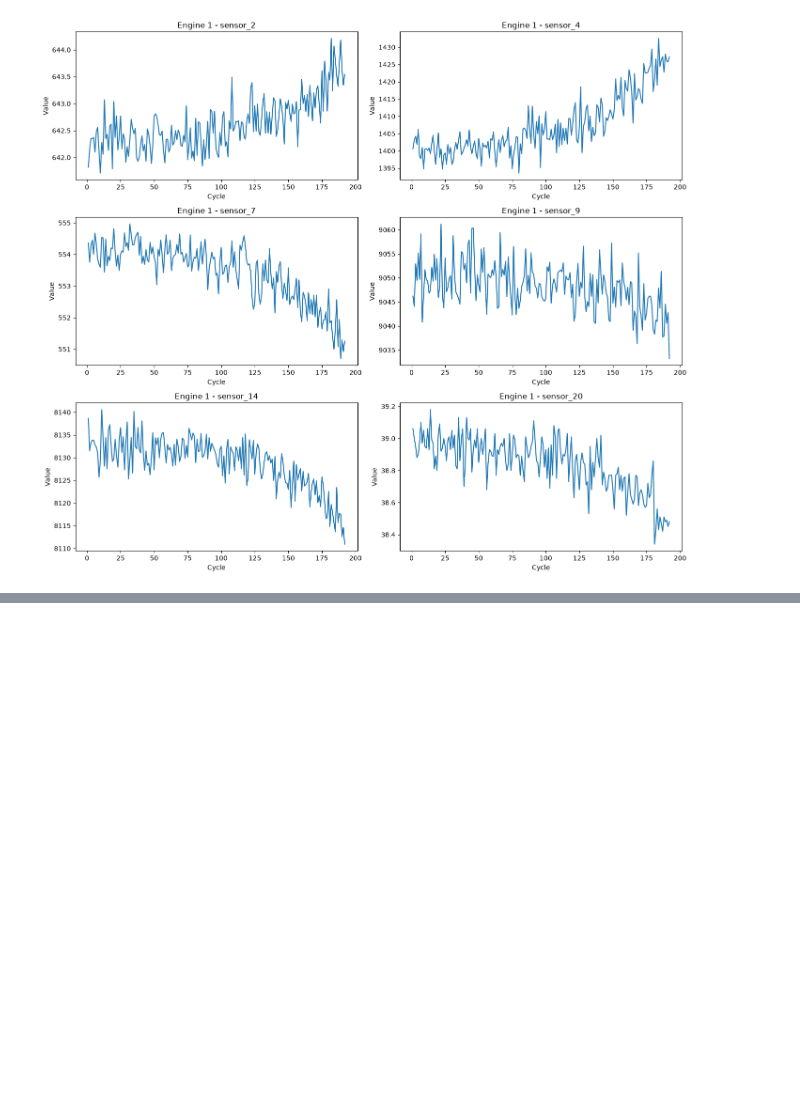
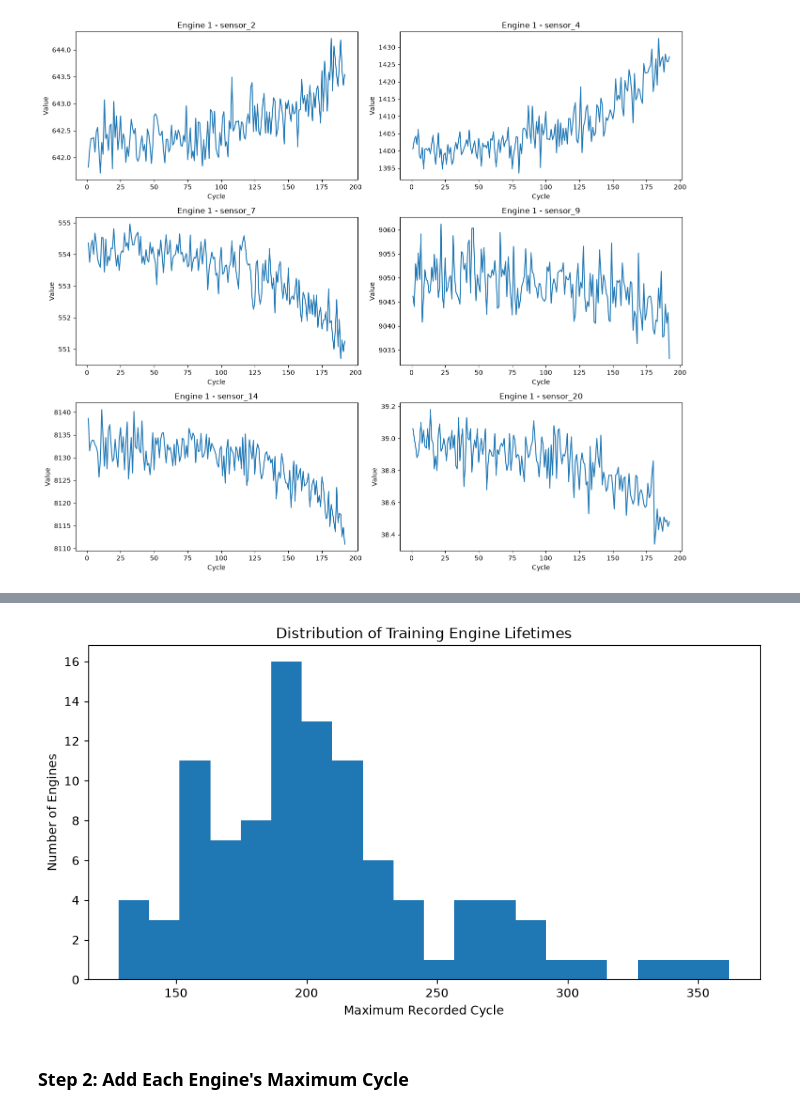
Before and after one commit to Bhav-creator452/predictive-maintenance-analyzer, a Jupyter notebook: notebooks/01_data_understanding.ipynb, the cells around one changed output, grey strips where cells are left out. Saved outputs shown, nothing was run; the diff lists cells and outputs as text; code cells hidden in the pictures; blank space fills up the shorter version.

```diff
--- a/notebooks/01_data_understanding.ipynb
+++ b/notebooks/01_data_understanding.ipynb
@@ -275,0 +348,8 @@ plt.show()
+# %%
+max_cycles = (
+    train_df.groupby("engine_id")["cycle"]
+    .max()
+    .reset_index()
+)
+
+max_cycles.head(10)
@@ -275,0 +368,4 @@ plt.show()
+# %%
+max_cycles = max_cycles.rename(columns={"cycle": "max_cycle"})
+
+max_cycles.head(10)
@@ -275,0 +402,14 @@ plt.show()
+# %%
+plt.figure(figsize=(10, 5))
+
+plt.hist(max_cycles["max_cycle"], bins=20)
+
+plt.xlabel("Maximum Recorded Cycle")
+plt.ylabel("Number of Engines")
+plt.title("Distribution of Training Engine Lifetimes")
+
+plt.show()
+# %% [output]
+[figure, added]
+# %% [markdown]
+### Step 2: Add Each Engine's Maximum Cycle
```
Also changed, not shown: parts of 24 cells of this notebook, 1 other file.
